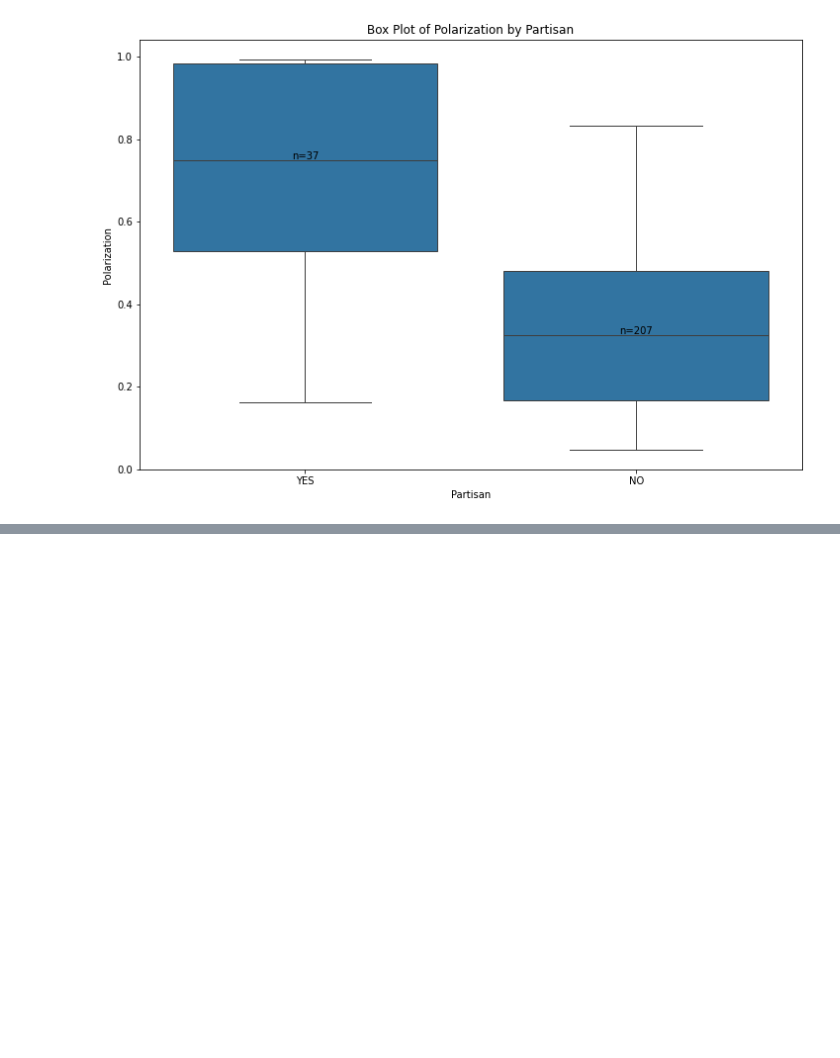
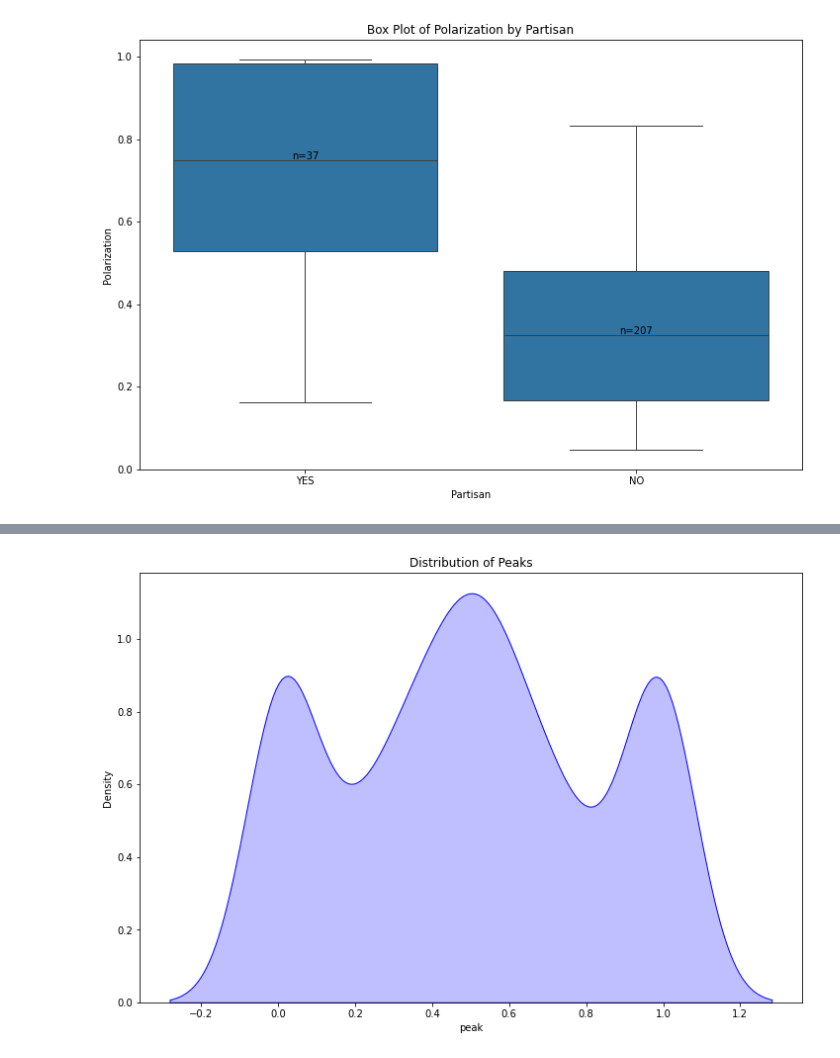
Before and after one commit to ericssimpson/voting-analysis-tools, a Jupyter notebook: cleaned files/bimodality_analysis.ipynb, the cells around one changed output, grey strips where cells are left out. Saved outputs shown, nothing was run; the diff lists cells and outputs as text; code cells hidden in the pictures; blank space fills up the shorter version.

```diff
--- a/cleaned files/bimodality_analysis.ipynb
+++ b/cleaned files/bimodality_analysis.ipynb
@@ -357,0 +463,12 @@ plt.show()
+# %%
+plt.figure(figsize=(12,8))
+sns.kdeplot(peaks_partisan, shade=True, color='blue')
+#plt.hist(peaks_partisan)
+
+plt.title("Distribution of Peaks")
+plt.xlabel("peak")
+plt.ylabel("Density")
+
+plt.show()
+# %% [output]
+[figure, added]
```
Also changed, not shown: parts of 7 cells of this notebook, 2 other files.
